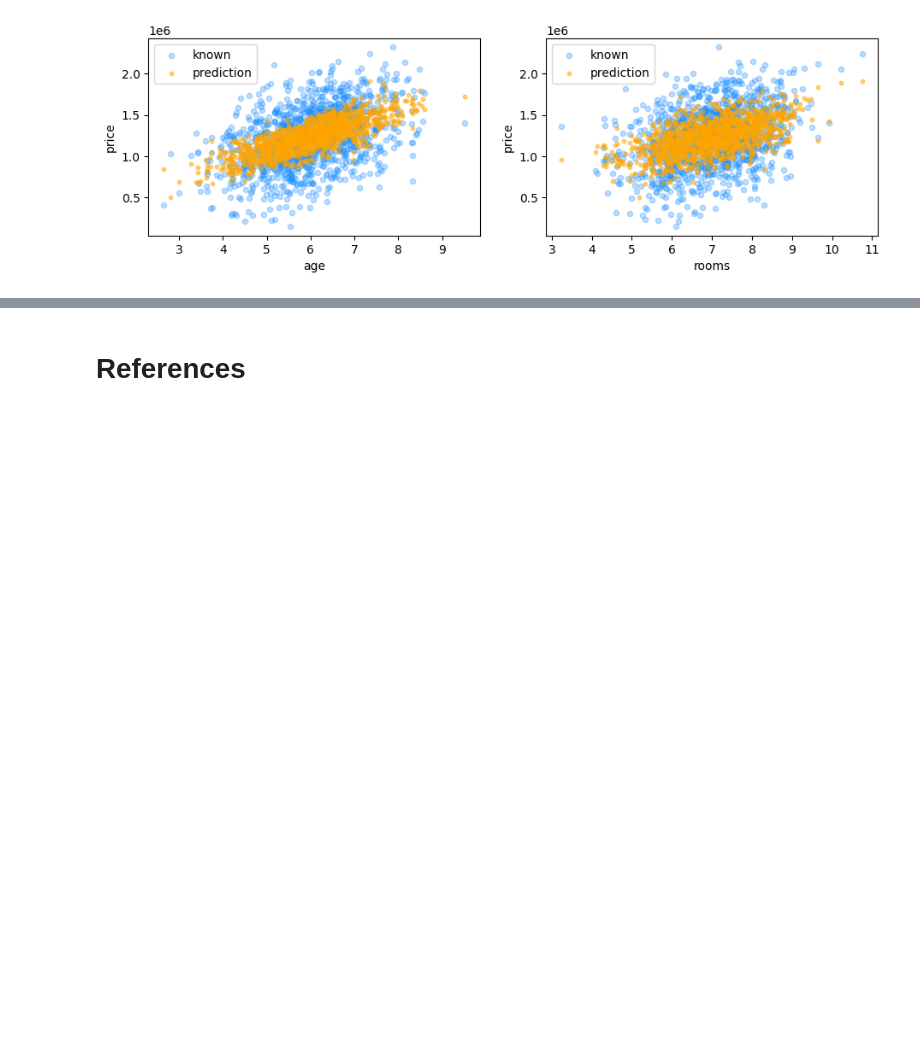
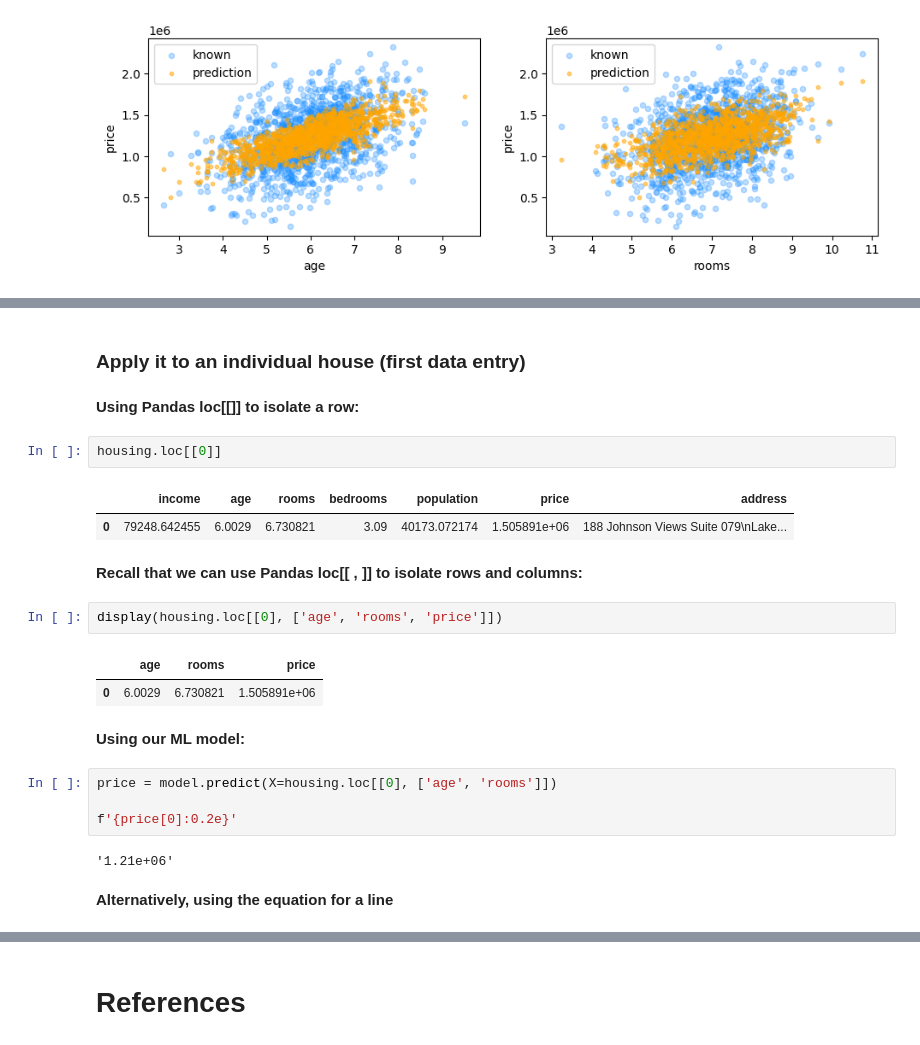
Before and after one commit to nguyenlamminhhoa/Numerical_computing_with_Python, a Jupyter notebook: Machine Learning/Shallow learning/Repeat SL.ipynb, the cells around one changed output, grey strips where cells are left out. Drawn from its saved outputs; the diff is of its cells as text; blank space fills up the shorter version.

```diff
--- a/Machine Learning/Shallow learning/Repeat SL.ipynb
+++ b/Machine Learning/Shallow learning/Repeat SL.ipynb
@@ -472,0 +493,26 @@ plot_features(feature_list=two_features, feature_df=features_test, target=target
+# %% [markdown]
+### Apply it to an individual house (first data entry)
+# %% [markdown]
+**Using Pandas loc[[]] to isolate a row:**
+# %%
+housing.loc[[0]]
+# %% [output]
+|  | income | age | rooms | bedrooms | population | price | address |
+| 0 | 79248.642455 | 6.0029 | 6.730821 | 3.09 | 40173.072174 | 1.505891e+06 | 188 Johnson Views Suite 079\nLake... |
+# %% [markdown]
+**Recall that we can use Pandas loc[[ , ]] to isolate rows and columns:**
+# %%
+display(housing.loc[[0], ['age', 'rooms', 'price']])
+# %% [output]
+|  | age | rooms | price |
+| 0 | 6.0029 | 6.730821 | 1.505891e+06 |
+# %% [markdown]
+**Using our ML model:**
+# %%
+price = model.predict(X=housing.loc[[0], ['age', 'rooms']])
+
+f'{price[0]:0.2e}'
+# %% [output]
+'1.21e+06'
+# %% [markdown]
+**Alternatively, using the equation for a line**
```
Also changed, not shown: parts of 34 cells of this notebook.
